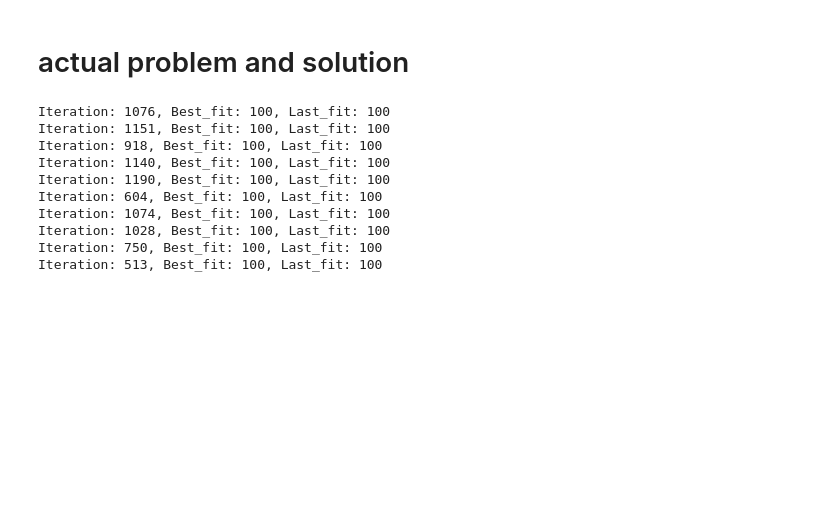
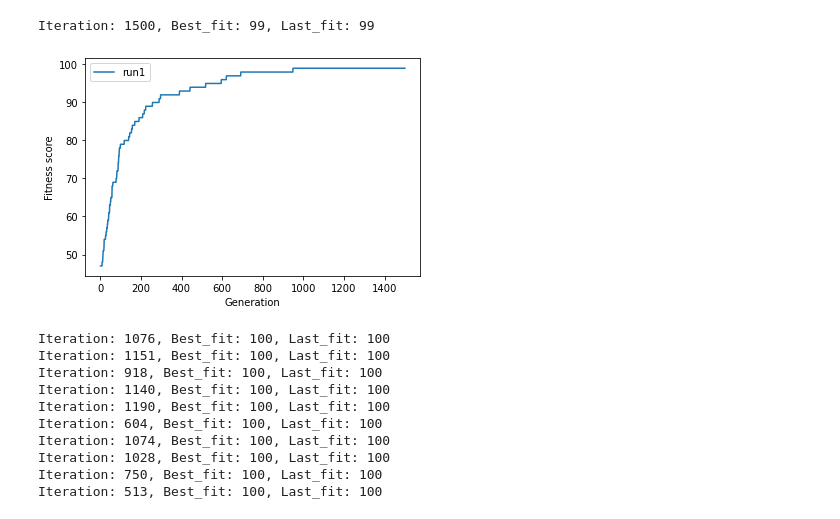
Before and after one commit to PolinaFrost/evolutionary-computing, a Jupyter notebook: Evolution2.ipynb, the cells around one changed output. Drawn from its saved outputs; the diff is of its cells as text; code cells hidden in the pictures; blank space fills up the shorter version.

```diff
--- a/Evolution2.ipynb
+++ b/Evolution2.ipynb
@@ -73,2 +3,0 @@ def GA(l, goal):
-# %%
-dists = GA(100, random_string(100))
@@ -96,5 +4,3 @@ plot_n_runs(10)
-# %% [markdown]
-# actual problem and solution
 # %%
 def random_numstring(l):
     string = []
@@ -154,6 +60,11 @@ def plot_runs_GA_num(n):
     plt.ylabel("Fitness score")
     plt.legend()
     plt.show()
+# %%
+plot_runs_GA_num(1)
+# %% [output]
+Iteration: 1500, Best_fit: 99, Last_fit: 99
+[figure, added]
 # %%
 plot_runs_GA_num(10)
 # %% [output]
```
Also changed, not shown: parts of 9 cells of this notebook.
